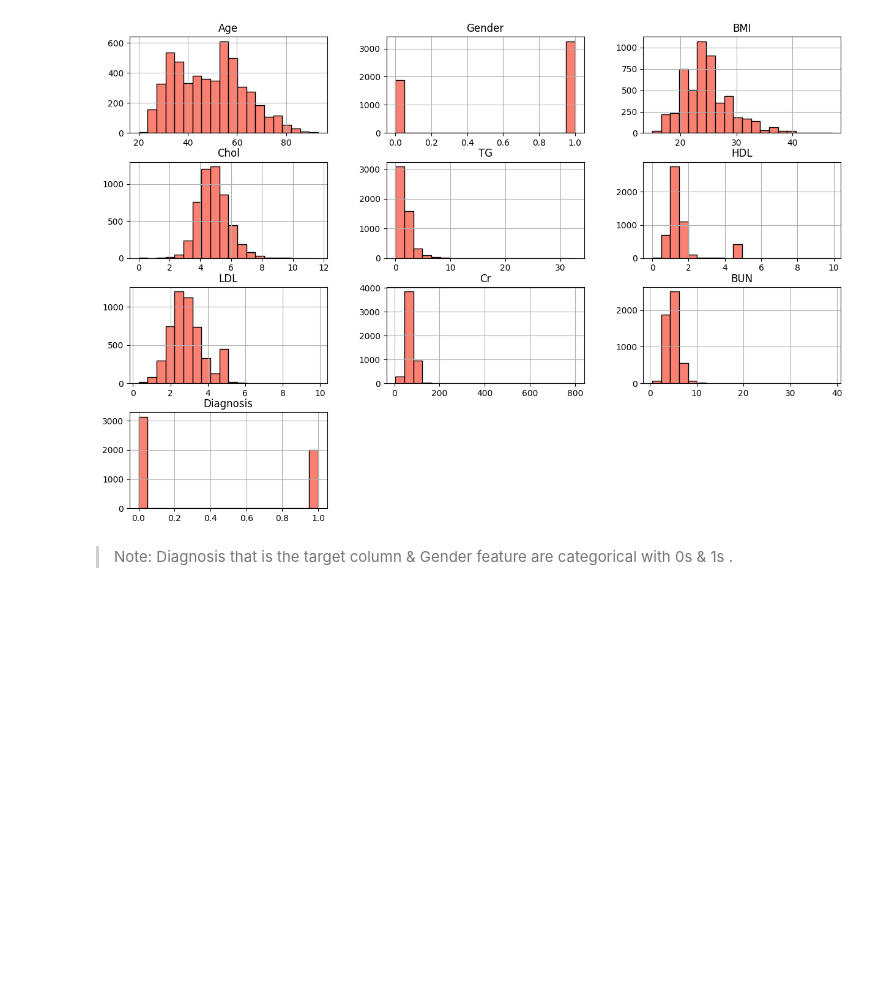
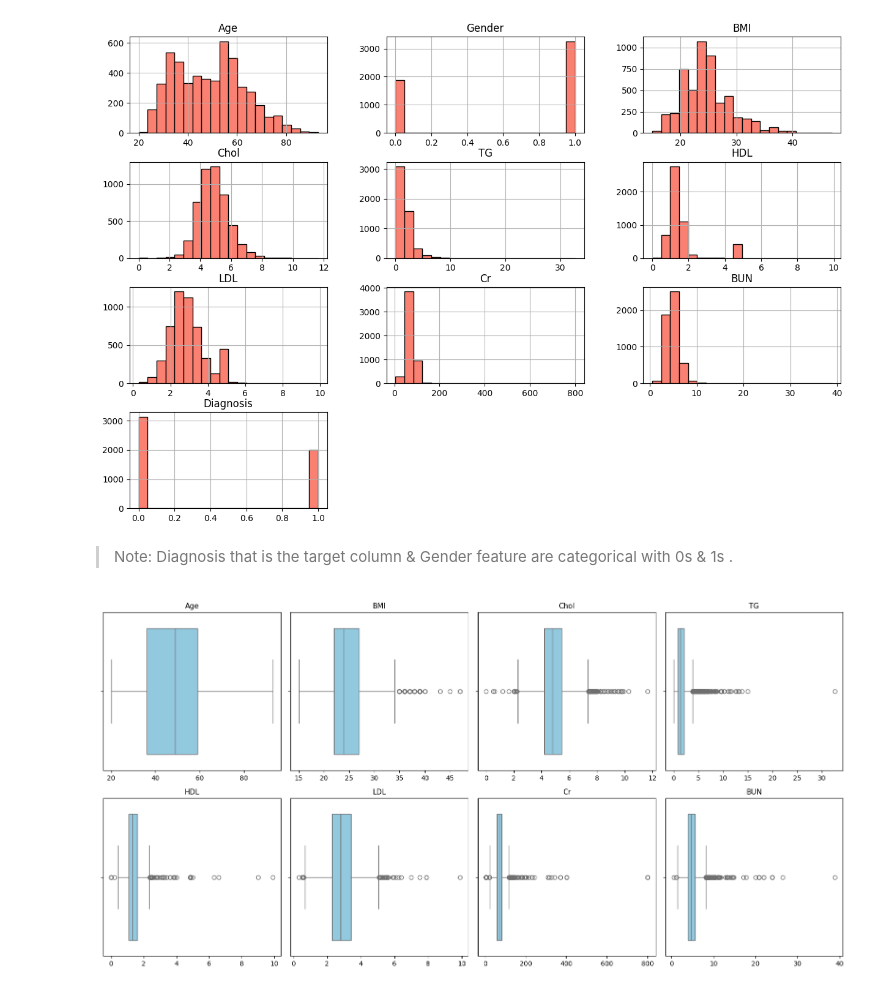
Before and after one commit to Nimaabediforud/BioFusion-Hybrid-Biomedical-Prediction, a Jupyter notebook: Notebooks/Initial-Inspection.ipynb, the cells around one changed output. Drawn from its saved outputs; the diff is of its cells as text; code cells hidden in the pictures; blank space fills up the shorter version.

```diff
--- a/Notebooks/Initial-Inspection.ipynb
+++ b/Notebooks/Initial-Inspection.ipynb
@@ -53,7 +54,7 @@ ds
 5132 rows × 11 columns
 # %%
 # Drop the unknown column
-ds = ds.drop(columns=["Unnamed: 0"])
+ds = ds.drop(columns=["Unnamed: 0"], errors="ignore")
 
 # Summary statistics
 ds.describe().T
@@ -181,3 +182,22 @@ plt.show()
 [figure]
 # %% [markdown]
 > Note: Diagnosis that is the target column & Gender feature are categorical with 0s & 1s .
+# %%
+# Visualize numerical features by using Boxplot
+
+# Get numerical features
+num_cols = ds.drop(columns=["Gender", "Diagnosis"])
+
+# Figure
+fig, axes = plt.subplots(2, 4, figsize=(16, 8))
+axes = axes.flatten()
+# Visualize
+for i, col in enumerate(num_cols):
+    sns.boxplot(data=ds, x=col, ax=axes[i], color="skyblue")
+    axes[i].set_title(col, fontsize=11)
+    axes[i].set_xlabel("")  # Remove x-labels for clean look
+
+plt.tight_layout()
+plt.show()
+# %% [output]
+[figure, added]
```
Also changed, not shown: parts of 1 cell of this notebook, 3 other files.
